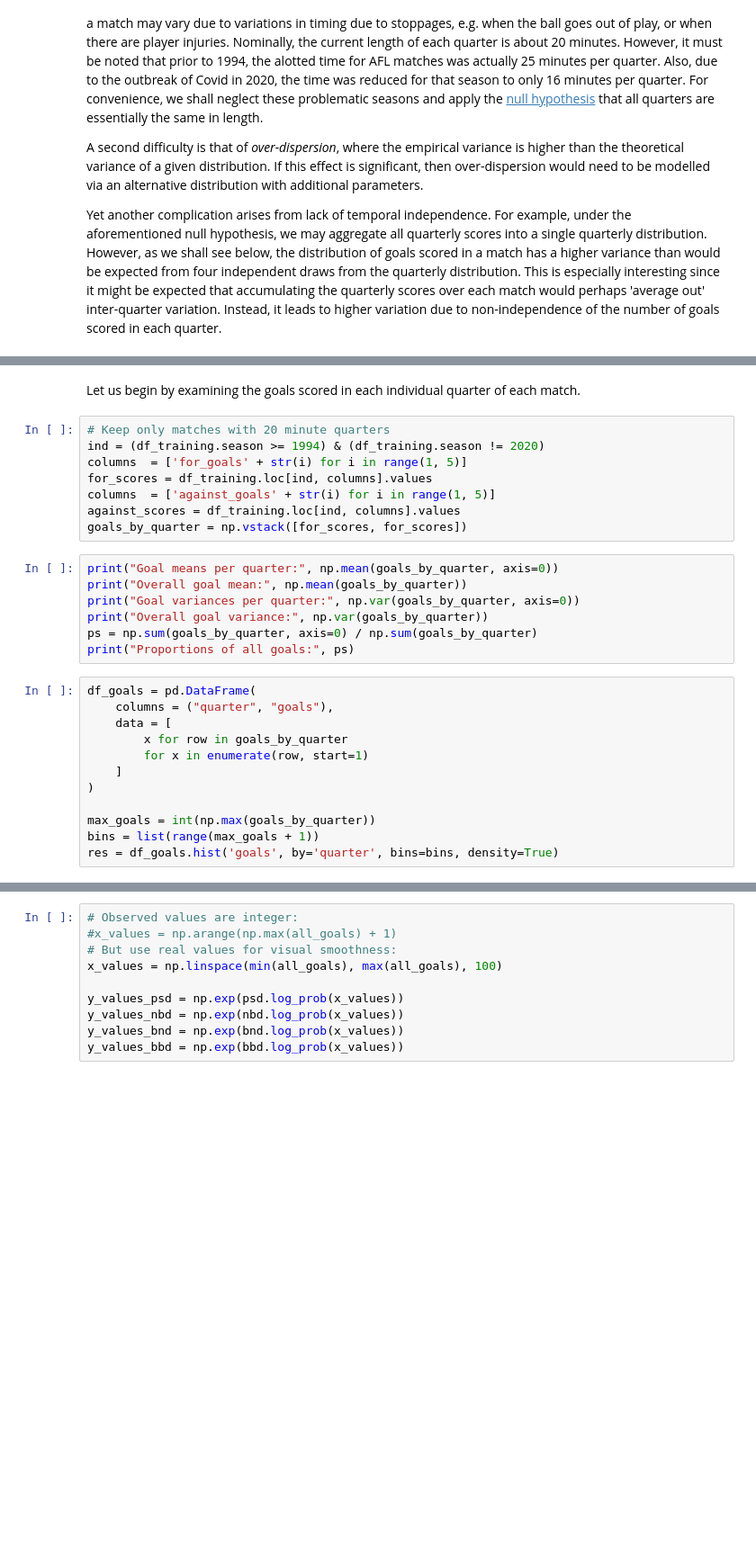
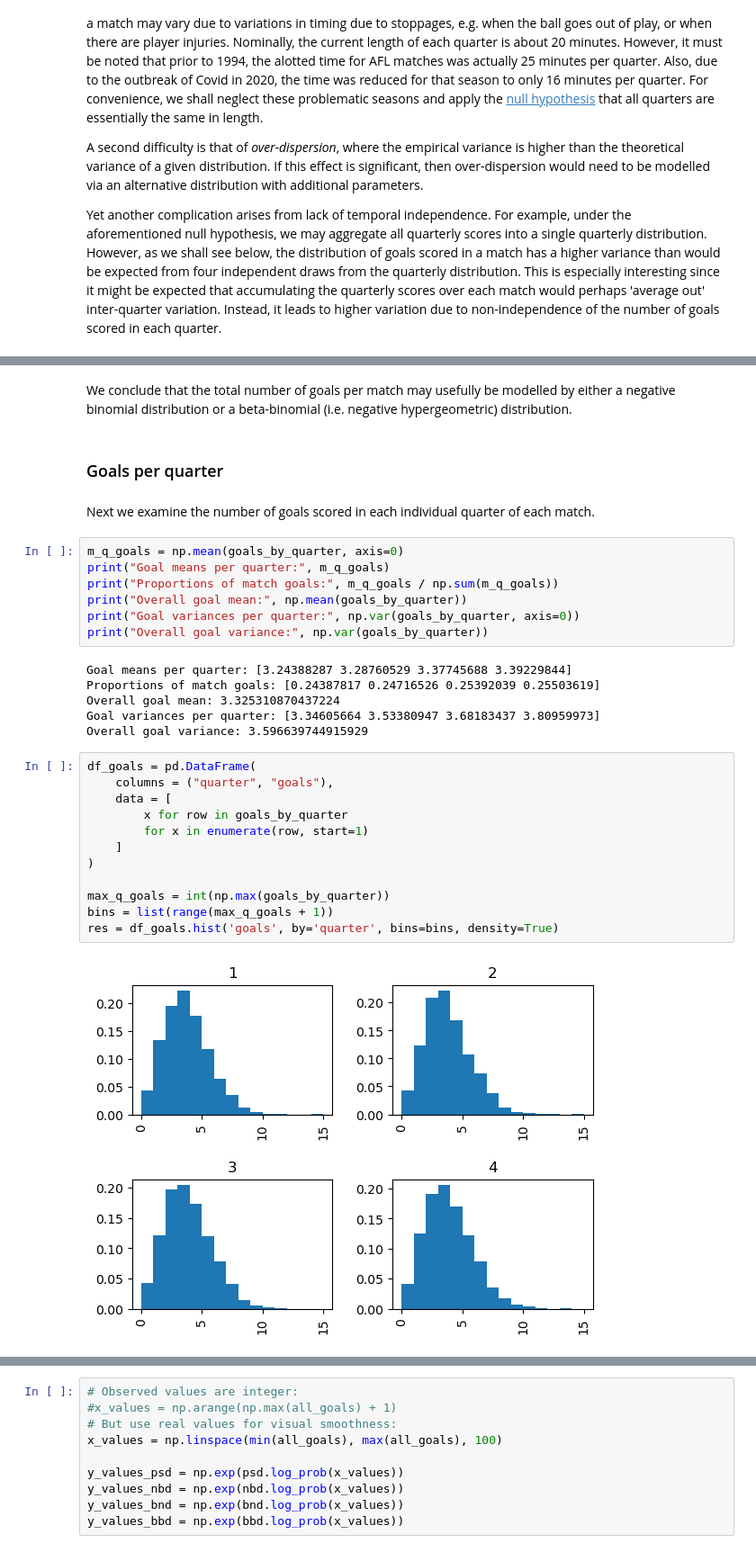
Before and after one commit to gaj67/gaj-data-science, a Jupyter notebook: AFL/notebooks/4_data_analysis.ipynb, the cells around one changed output, grey strips where cells are left out. Shown at 90% size. Cells and saved outputs as stored; diff of their text form; blank space fills up the shorter version.

```diff
--- a/AFL/notebooks/4_data_analysis.ipynb
+++ b/AFL/notebooks/4_data_analysis.ipynb
@@ -388,30 +385,34 @@ XXXX
+# %% [markdown]
+We conclude that the total number of goals per match may usefully be modelled by either a negative binomial distribution or a beta-binomial (i.e. negative hypergeometric) distribution.
+# %% [markdown]
+### Goals per quarter
 # %% [markdown]
-Let us begin by examining the goals scored in each individual quarter of each match.
+Next we examine the number of goals scored in each individual quarter of each match.
-# %%
-# Keep only matches with 20 minute quarters
-ind = (df_training.season >= 1994) & (df_training.season != 2020)
-columns  = ['for_goals' + str(i) for i in range(1, 5)]
-for_scores = df_training.loc[ind, columns].values
-columns  = ['against_goals' + str(i) for i in range(1, 5)]
-against_scores = df_training.loc[ind, columns].values
-goals_by_quarter = np.vstack([for_scores, for_scores])
 # %%
-print("Goal means per quarter:", np.mean(goals_by_quarter, axis=0))
+m_q_goals = np.mean(goals_by_quarter, axis=0)
+print("Goal means per quarter:", m_q_goals)
+print("Proportions of match goals:", m_q_goals / np.sum(m_q_goals))
 print("Overall goal mean:", np.mean(goals_by_quarter))
 print("Goal variances per quarter:", np.var(goals_by_quarter, axis=0))
 print("Overall goal variance:", np.var(goals_by_quarter))
-ps = np.sum(goals_by_quarter, axis=0) / np.sum(goals_by_quarter)
-print("Proportions of all goals:", ps)
+# %% [output]
+Goal means per quarter: [3.24388287 3.28760529 3.37745688 3.39229844]
+Proportions of match goals: [0.24387817 0.24716526 0.25392039 0.25503619]
+Overall goal mean: 3.325310870437224
+Goal variances per quarter: [3.34605664 3.53380947 3.68183437 3.80959973]
+Overall goal variance: 3.596639744915929
 # %%
 df_goals = pd.DataFrame(
     columns = ("quarter", "goals"),
     data = [
         x for row in goals_by_quarter
         for x in enumerate(row, start=1)
     ]
 )
 
-max_goals = int(np.max(goals_by_quarter))
-bins = list(range(max_goals + 1))
+max_q_goals = int(np.max(goals_by_quarter))
+bins = list(range(max_q_goals + 1))
 res = df_goals.hist('goals', by='quarter', bins=bins, density=True)
+# %% [output]
+[figure, added]
 # %% [markdown]
```
Also changed, not shown: parts of 103 cells of this notebook, 1 other file.
